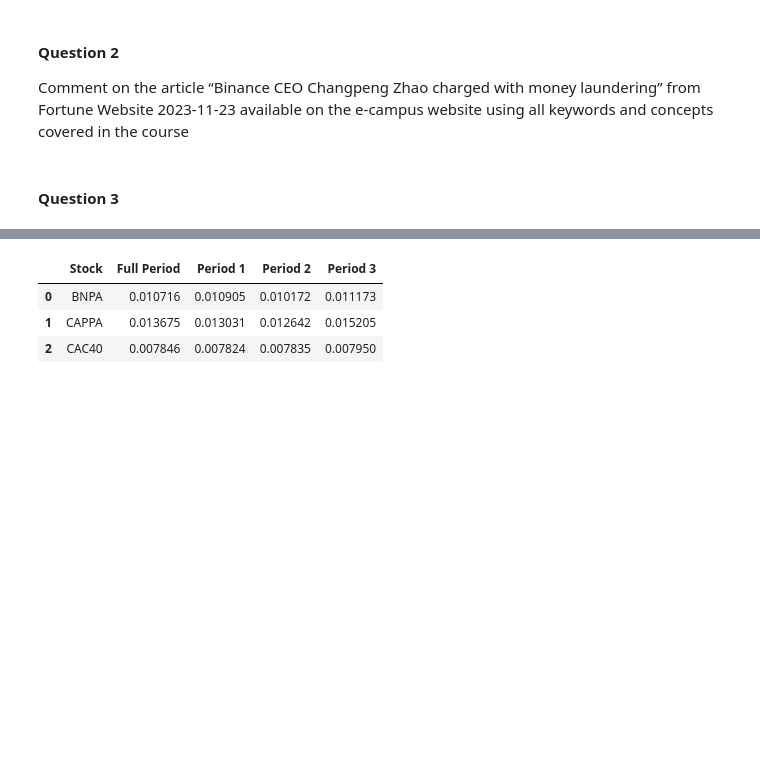
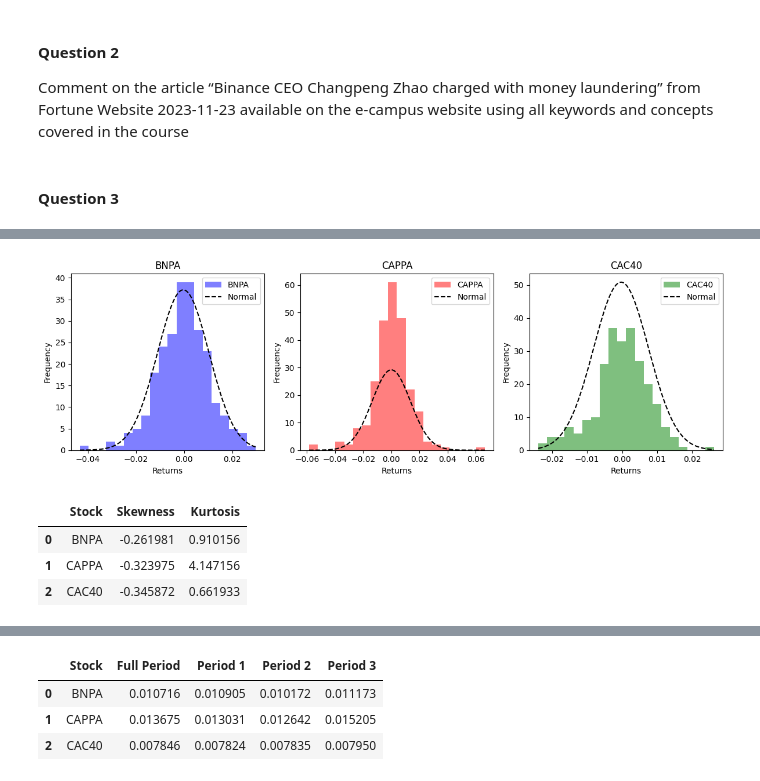
Before and after one commit to yurialvizi/mods205-digital-finance, a Jupyter notebook: project.ipynb, the cells around one changed output, grey strips where cells are left out. Drawn from its saved outputs; the diff is of its cells as text; code cells hidden in the pictures; blank space fills up the shorter version.

```diff
--- a/project.ipynb
+++ b/project.ipynb
@@ -189,0 +145,69 @@ Kurtosis in distributions:
+# %%
+from scipy.stats import skew
+from scipy.stats import kurtosis
+from scipy.stats import norm
+
+fig, axes = plt.subplots(1, 3, figsize=(12, 4))
+
+# Plot histogram for BNPA
+axes[0].hist(bnpa_daily_returns, bins=20, alpha=0.5, label='BNPA', color='blue')
+axes[0].set_title('BNPA')
+axes[0].set_xlabel('Returns')
+axes[0].set_ylabel('Frequency')
+
+# Add normal distribution line
+x = np.linspace(bnpa_daily_returns.min(), bnpa_daily_returns.max(), 100)
+y = norm.pdf(x, bnpa_daily_returns.mean(), bnpa_daily_returns.std())
+axes[0].plot(x, y, color='black', linestyle='--', label='Normal')
+axes[0].legend()
+
+# Plot histogram for CAPPA
+axes[1].hist(cappa_daily_returns, bins=20, alpha=0.5, label='CAPPA', color='red')
+axes[1].set_title('CAPPA')
+axes[1].set_xlabel('Returns')
+axes[1].set_ylabel('Frequency')
+
+# Add normal distribution line
+x = np.linspace(cappa_daily_returns.min(), cappa_daily_returns.max(), 100)
+y = norm.pdf(x, cappa_daily_returns.mean(), cappa_daily_returns.std())
+axes[1].plot(x, y, color='black', linestyle='--', label='Normal')
+axes[1].legend()
+
+# Plot histogram for CAC40
+axes[2].hist(cac40_daily_returns, bins=20, alpha=0.5, label='CAC40', color='green')
+axes[2].set_title('CAC40')
+axes[2].set_xlabel('Returns')
+axes[2].set_ylabel('Frequency')
+
+# Add normal distribution line
+x = np.linspace(cac40_daily_returns.min(), cac40_daily_returns.max(), 100)
+y = norm.pdf(x, cac40_daily_returns.mean(), cac40_daily_returns.std())
+axes[2].plot(x, y, color='black', linestyle='--', label='Normal')
+axes[2].legend()
+
+plt.tight_layout()
+plt.show()
+
+
+# Compute the skewness of the daily returns
+bnpa_skewness = skew(bnpa_daily_returns)
+cappa_skewness = skew(cappa_daily_returns)
+cac40_skewness = skew(cac40_daily_returns)
+
+# Compute the kurtosis of the daily returns
+bnpa_kurtosis = kurtosis(bnpa_daily_returns)
+cappa_kurtosis = kurtosis(cappa_daily_returns)
+cac40_kurtosis = kurtosis(cac40_daily_returns)
+
+data = {'Stock': ['BNPA', 'CAPPA', 'CAC40'],
+        'Skewness': [bnpa_skewness, cappa_skewness, cac40_skewness],
+        'Kurtosis': [bnpa_kurtosis, cappa_kurtosis, cac40_kurtosis]}
+
+df_skew_kurt = pd.DataFrame(data)
+df_skew_kurt
+# %% [output]
+[figure, added]
+|  | Stock | Skewness | Kurtosis |
+| 0 | BNPA | -0.261981 | 0.910156 |
+| 1 | CAPPA | -0.323975 | 4.147156 |
+| 2 | CAC40 | -0.345872 | 0.661933 |
```
Also changed, not shown: parts of 16 cells of this notebook.
